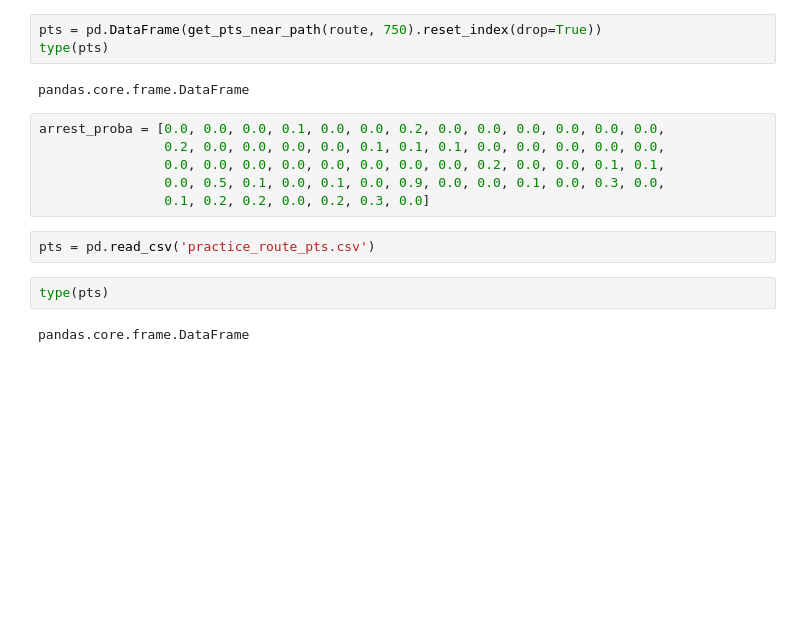
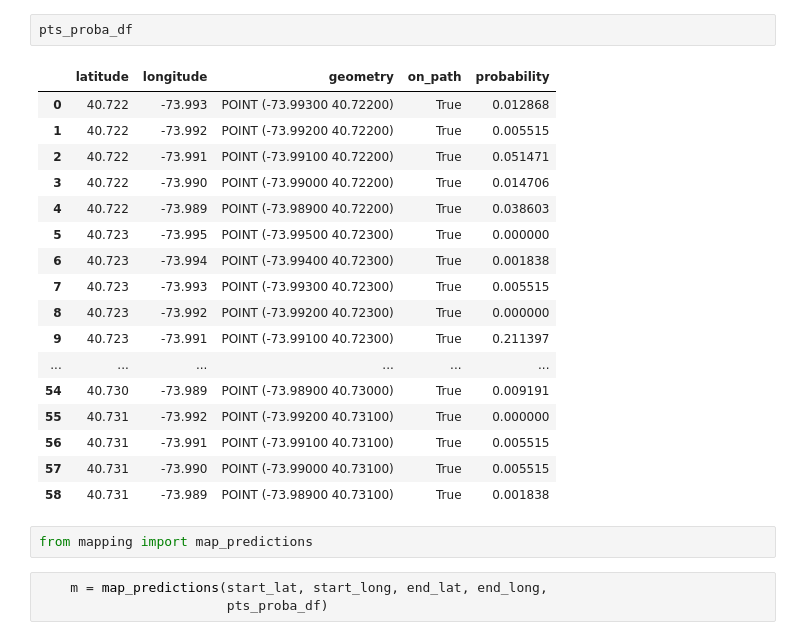
Before and after one commit to allisonhonold/walk_risk_engine, a Jupyter notebook: route.ipynb, the cells around one changed output. Cells and saved outputs as stored; diff of their text form; blank space fills up the shorter version.

```diff
--- a/route.ipynb
+++ b/route.ipynb
@@ -33,17 +34,25 @@ shapely.geometry.linestring.LineString
-# %%
-pts = pd.DataFrame(get_pts_near_path(route, 750).reset_index(drop=True))
-type(pts)
-# %% [output]
-pandas.core.frame.DataFrame
-# %%
-arrest_proba = [0.0, 0.0, 0.0, 0.1, 0.0, 0.0, 0.2, 0.0, 0.0, 0.0, 0.0, 0.0, 0.0,
-                0.2, 0.0, 0.0, 0.0, 0.0, 0.1, 0.1, 0.1, 0.0, 0.0, 0.0, 0.0, 0.0,
-                0.0, 0.0, 0.0, 0.0, 0.0, 0.0, 0.0, 0.0, 0.2, 0.0, 0.0, 0.1, 0.1,
-                0.0, 0.5, 0.1, 0.0, 0.1, 0.0, 0.9, 0.0, 0.0, 0.1, 0.0, 0.3, 0.0,
-                0.1, 0.2, 0.2, 0.0, 0.2, 0.3, 0.0]
-# %%
-pts = pd.read_csv('practice_route_pts.csv')
-# %%
-type(pts)
-# %% [output]
-pandas.core.frame.DataFrame
+# %%
+pts_proba_df
+# %% [output]
+|  | latitude | longitude | geometry | on_path | probability |
+| 0 | 40.722 | -73.993 | POINT (-73.99300 40.72200) | True | 0.012868 |
+| 1 | 40.722 | -73.992 | POINT (-73.99200 40.72200) | True | 0.005515 |
+| 2 | 40.722 | -73.991 | POINT (-73.99100 40.72200) | True | 0.051471 |
+| 3 | 40.722 | -73.990 | POINT (-73.99000 40.72200) | True | 0.014706 |
+| 4 | 40.722 | -73.989 | POINT (-73.98900 40.72200) | True | 0.038603 |
+| 5 | 40.723 | -73.995 | POINT (-73.99500 40.72300) | True | 0.000000 |
+| 6 | 40.723 | -73.994 | POINT (-73.99400 40.72300) | True | 0.001838 |
+| 7 | 40.723 | -73.993 | POINT (-73.99300 40.72300) | True | 0.005515 |
+| 8 | 40.723 | -73.992 | POINT (-73.99200 40.72300) | True | 0.000000 |
+| 9 | 40.723 | -73.991 | POINT (-73.99100 40.72300) | True | 0.211397 |
+| ... | ... | ... | ... | ... | ... |
+| 54 | 40.730 | -73.989 | POINT (-73.98900 40.73000) | True | 0.009191 |
+| 55 | 40.731 | -73.992 | POINT (-73.99200 40.73100) | True | 0.000000 |
+| 56 | 40.731 | -73.991 | POINT (-73.99100 40.73100) | True | 0.005515 |
+| 57 | 40.731 | -73.990 | POINT (-73.99000 40.73100) | True | 0.005515 |
+| 58 | 40.731 | -73.989 | POINT (-73.98900 40.73100) | True | 0.001838 |
+# %%
+from mapping import map_predictions
+# %%
+    m = map_predictions(start_lat, start_long, end_lat, end_long,
+                        pts_proba_df)
```
Also changed, not shown: parts of 8 cells of this notebook, 3 other files.
